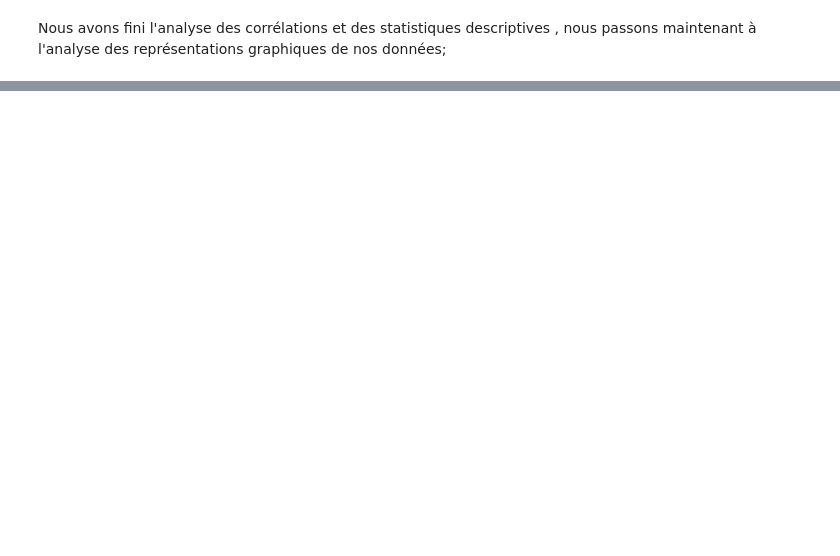
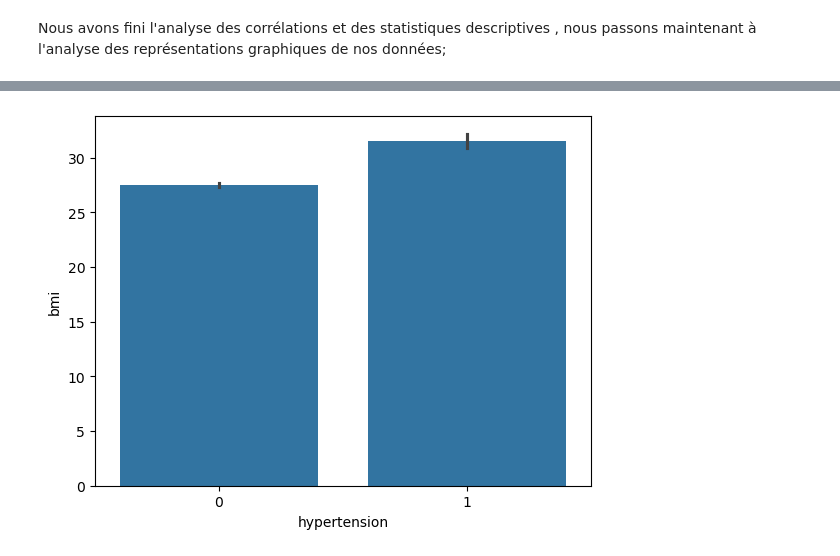
Before and after one commit to paulemoussavou3-alt/Analyse_accident_cardiovasculaire, a Jupyter notebook: data_set_healthcare_.ipynb, the cells around one changed output, grey strips where cells are left out. Saved outputs shown, nothing was run; the diff lists cells and outputs as text; code cells hidden in the pictures; blank space fills up the shorter version.

```diff
--- a/data_set_healthcare_.ipynb
+++ b/data_set_healthcare_.ipynb
@@ -359,0 +332,5 @@ print(data)
+# %%
+sn.barplot(data=data , x="hypertension", y="bmi")
+plt.show()
+# %% [output]
+[figure, added]
```
Also changed, not shown: parts of 9 cells of this notebook.
